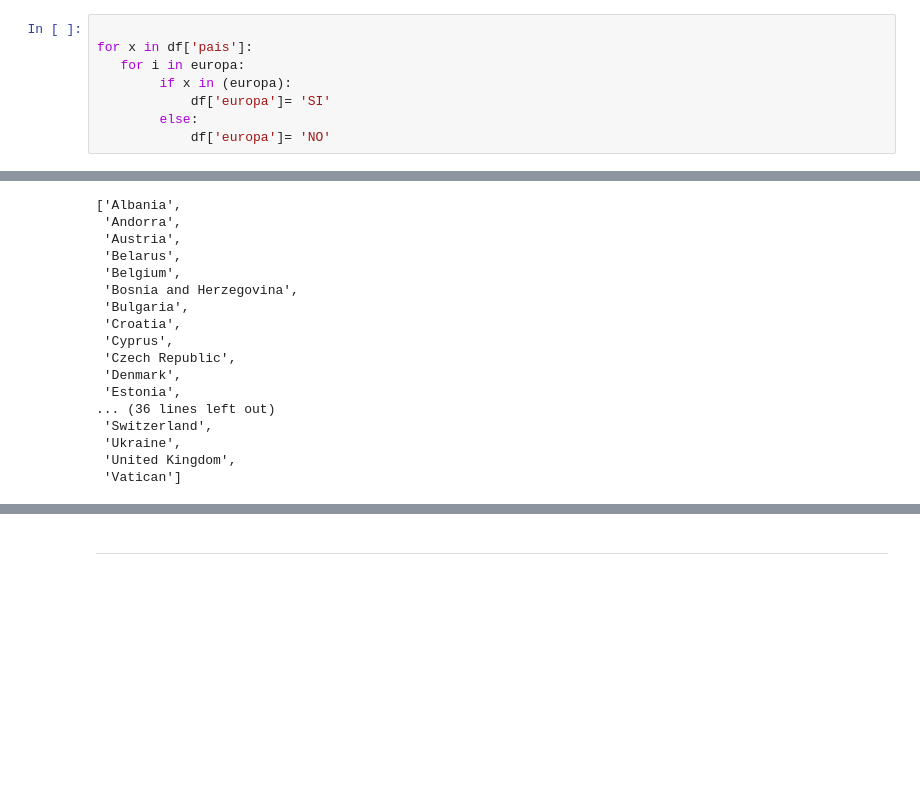
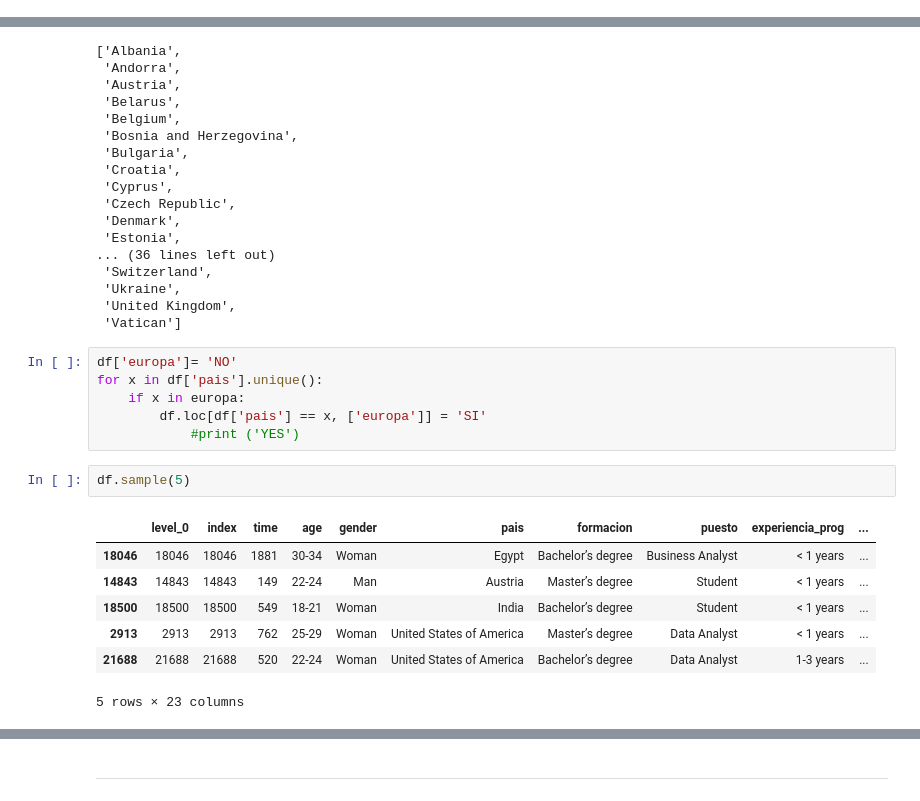
Before and after one commit to Adalab/project-DA-promo-c-modulo-2-team-5, a Jupyter notebook: sprint_review_3_clean.ipynb, the cells around one changed output, grey strips where cells are left out. Saved outputs shown, nothing was run; the diff lists cells and outputs as text; blank space fills up the shorter version.

```diff
--- a/sprint_review_3_clean.ipynb
+++ b/sprint_review_3_clean.ipynb
@@ -631,11 +274,3 @@ europa= my_world.get_countries_list_of('Europe')
-# %%
-
-for x in df['pais']:
-   for i in europa:
-        if x in (europa):
-            df['europa']= 'SI'
-        else:
-            df['europa']= 'NO'
 # %%
 df['pais']
 europa
@@ -657,3 +292,19 @@ europa
  'Ukraine',
  'United Kingdom',
  'Vatican']
+# %%
+df['europa']= 'NO'
+for x in df['pais'].unique():
+    if x in europa:
+        df.loc[df['pais'] == x, ['europa']] = 'SI'
+            #print ('YES')
+# %%
+df.sample(5)
+# %% [output]
+|  | level_0 | index | time | age | gender | pais | formacion | puesto | experiencia_prog | ... |
+| 18046 | 18046 | 18046 | 1881 | 30-34 | Woman | Egypt | Bachelor’s degree | Business Analyst | < 1 years | ... |
+| 14843 | 14843 | 14843 | 149 | 22-24 | Man | Austria | Master’s degree | Student | < 1 years | ... |
+| 18500 | 18500 | 18500 | 549 | 18-21 | Woman | India | Bachelor’s degree | Student | < 1 years | ... |
+| 2913 | 2913 | 2913 | 762 | 25-29 | Woman | United States of America | Master’s degree | Data Analyst | < 1 years | ... |
+| 21688 | 21688 | 21688 | 520 | 22-24 | Woman | United States of America | Bachelor’s degree | Data Analyst | 1-3 years | ... |
+5 rows × 23 columns
```
Also changed, not shown: parts of 50 cells of this notebook.
